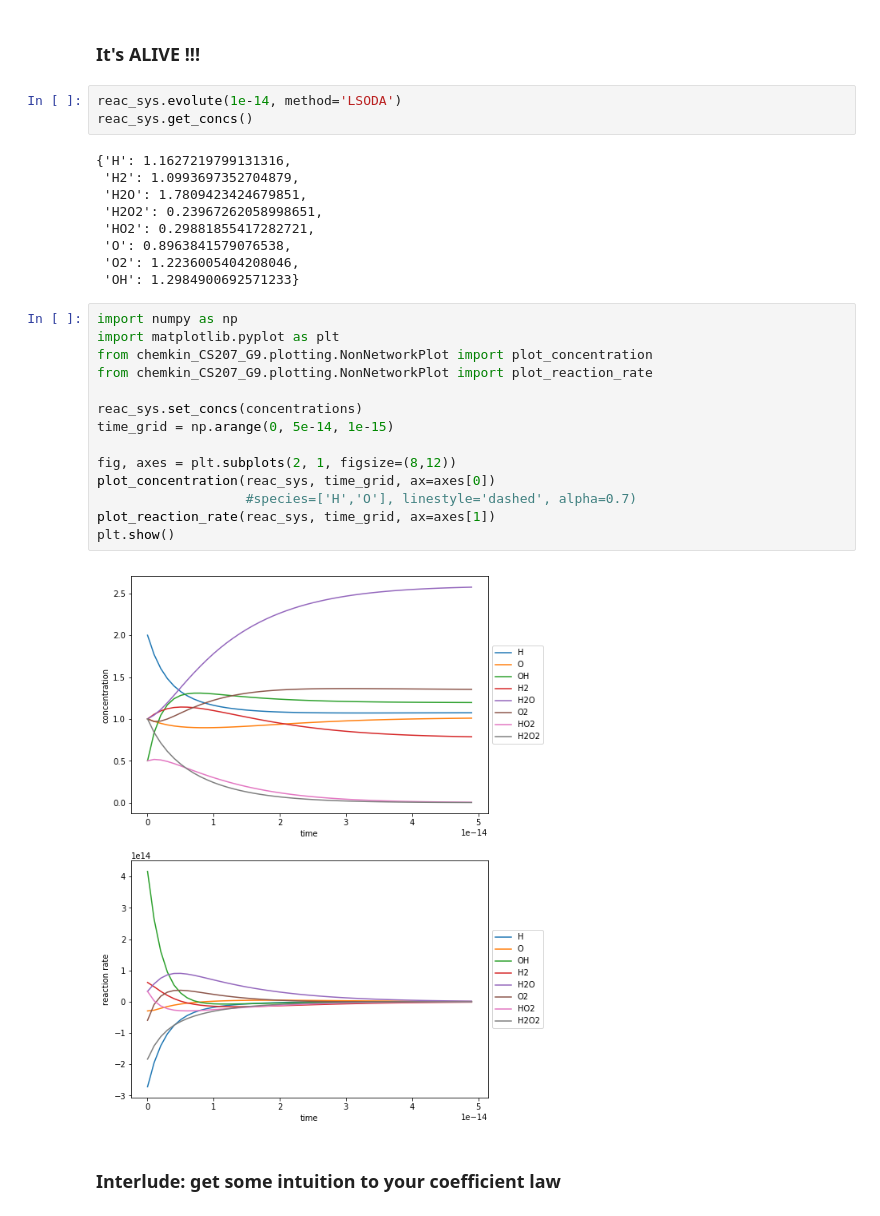
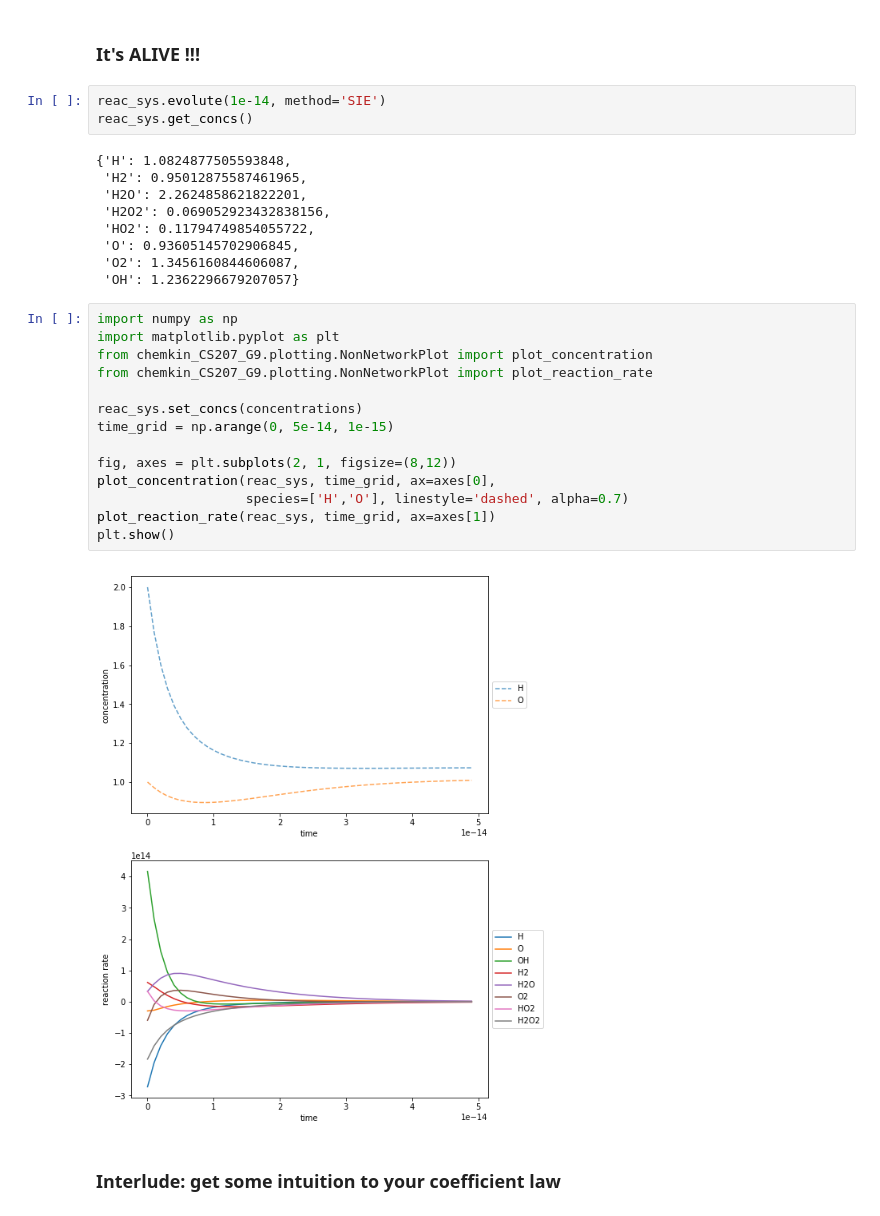
Before and after one commit to cs207group9/cs207-FinalProject, a Jupyter notebook: DEMO_MONDAY_DEC_11_GROUP9.ipynb, the cells around one changed output. Cells and saved outputs as stored; diff of their text form.

```diff
--- a/DEMO_MONDAY_DEC_11_GROUP9.ipynb
+++ b/DEMO_MONDAY_DEC_11_GROUP9.ipynb
@@ -171,33 +171,33 @@ array([ -2.71825807e+14,  -2.93984058e+13,   4.16600598e+14,
 # %% [markdown]
 ### It's ALIVE !!!
 # %%
-reac_sys.evolute(1e-14, method='LSODA')
+reac_sys.evolute(1e-14, method='SIE')
 reac_sys.get_concs()
 # %% [output]
-{'H': 1.1627219799131316,
- 'H2': 1.0993697352704879,
- 'H2O': 1.7809423424679851,
- 'H2O2': 0.23967262058998651,
- 'HO2': 0.29881855417282721,
- 'O': 0.8963841579076538,
- 'O2': 1.2236005404208046,
- 'OH': 1.2984900692571233}
+{'H': 1.0824877505593848,
+ 'H2': 0.95012875587461965,
+ 'H2O': 2.2624858621822201,
+ 'H2O2': 0.069052923432838156,
+ 'HO2': 0.11794749854055722,
+ 'O': 0.93605145702906845,
+ 'O2': 1.3456160844606087,
+ 'OH': 1.2362296679207057}
 # %%
 import numpy as np
 import matplotlib.pyplot as plt
 from chemkin_CS207_G9.plotting.NonNetworkPlot import plot_concentration
 from chemkin_CS207_G9.plotting.NonNetworkPlot import plot_reaction_rate
 
 reac_sys.set_concs(concentrations)
 time_grid = np.arange(0, 5e-14, 1e-15)
 
 fig, axes = plt.subplots(2, 1, figsize=(8,12))
-plot_concentration(reac_sys, time_grid, ax=axes[0])
-                   #species=['H','O'], linestyle='dashed', alpha=0.7)
+plot_concentration(reac_sys, time_grid, ax=axes[0],
+                   species=['H','O'], linestyle='dashed', alpha=0.7)
 plot_reaction_rate(reac_sys, time_grid, ax=axes[1])
 plt.show()
 # %% [output]
-[figure, old version]
+[figure, new version]
 # %% [markdown]
 ### Interlude: get some intuition to your coefficient law
 # %%
```
Also changed, not shown: parts of 7 cells of this notebook, 1 other file.
